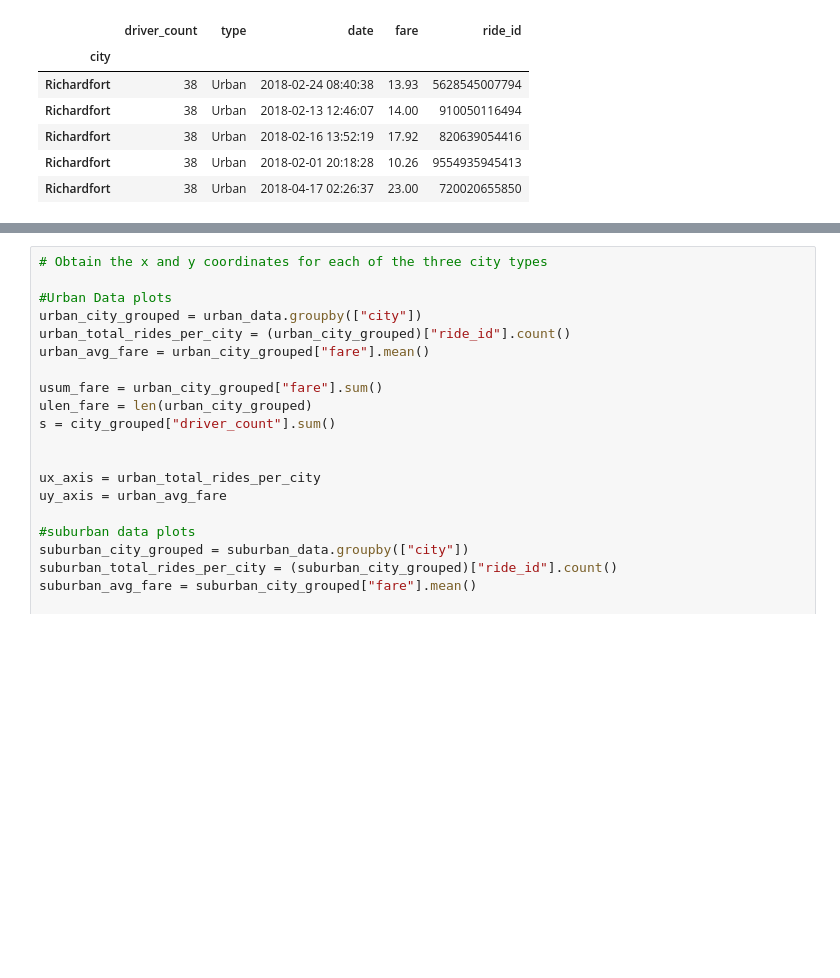
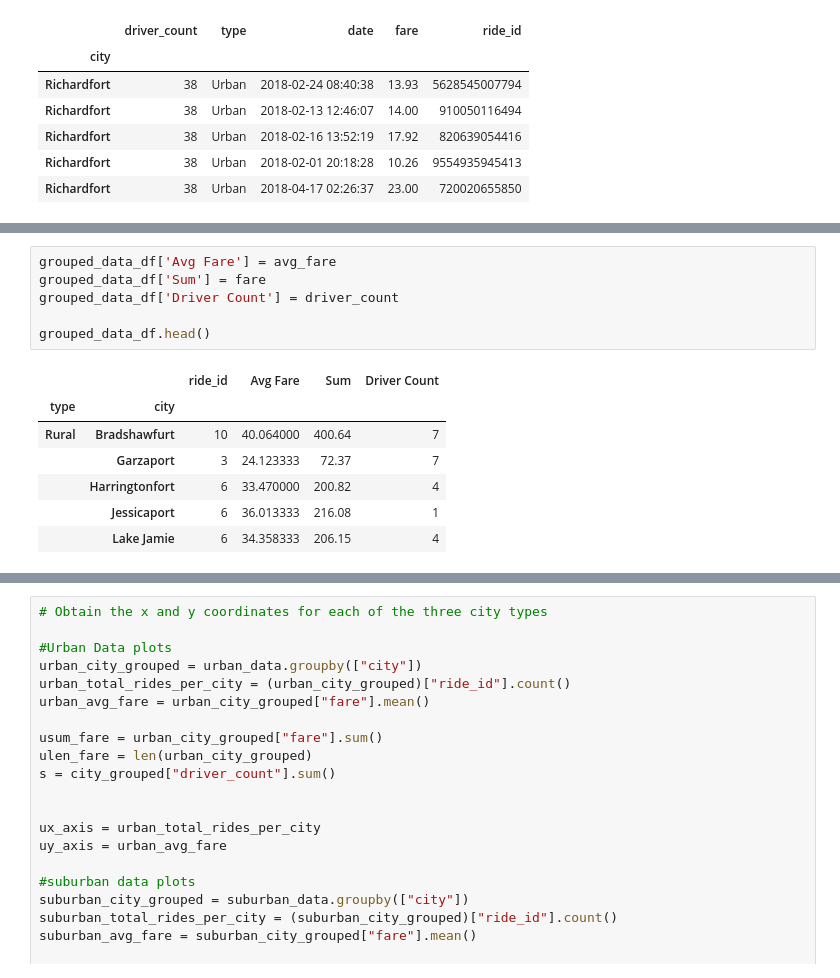
Before and after one commit to Krigerprinsesse/bootcamp, a Jupyter notebook: matplotlib/pyber_starter-Copy1.ipynb, the cells around one changed output, grey strips where cells are left out. Drawn from its saved outputs; the diff is of its cells as text; blank space fills up the shorter version.

```diff
--- a/matplotlib/pyber_starter-Copy1.ipynb
+++ b/matplotlib/pyber_starter-Copy1.ipynb
@@ -47,0 +53,14 @@ city_grouped = merged_data.groupby(["type","city"])
+# %%
+grouped_data_df['Avg Fare'] = avg_fare
+grouped_data_df['Sum'] = fare
+grouped_data_df['Driver Count'] = driver_count
+
+grouped_data_df.head()
+# %% [output]
+|  |  | ride_id | Avg Fare | Sum | Driver Count |
+| type | city |  |  |  |  |
+| Rural | Bradshawfurt | 10 | 40.064000 | 400.64 | 7 |
+|  | Garzaport | 3 | 24.123333 | 72.37 | 7 |
+|  | Harringtonfort | 6 | 33.470000 | 200.82 | 4 |
+|  | Jessicaport | 6 | 36.013333 | 216.08 | 1 |
+|  | Lake Jamie | 6 | 34.358333 | 206.15 | 4 |
```
Also changed, not shown: parts of 4 cells of this notebook, 8 other files.
